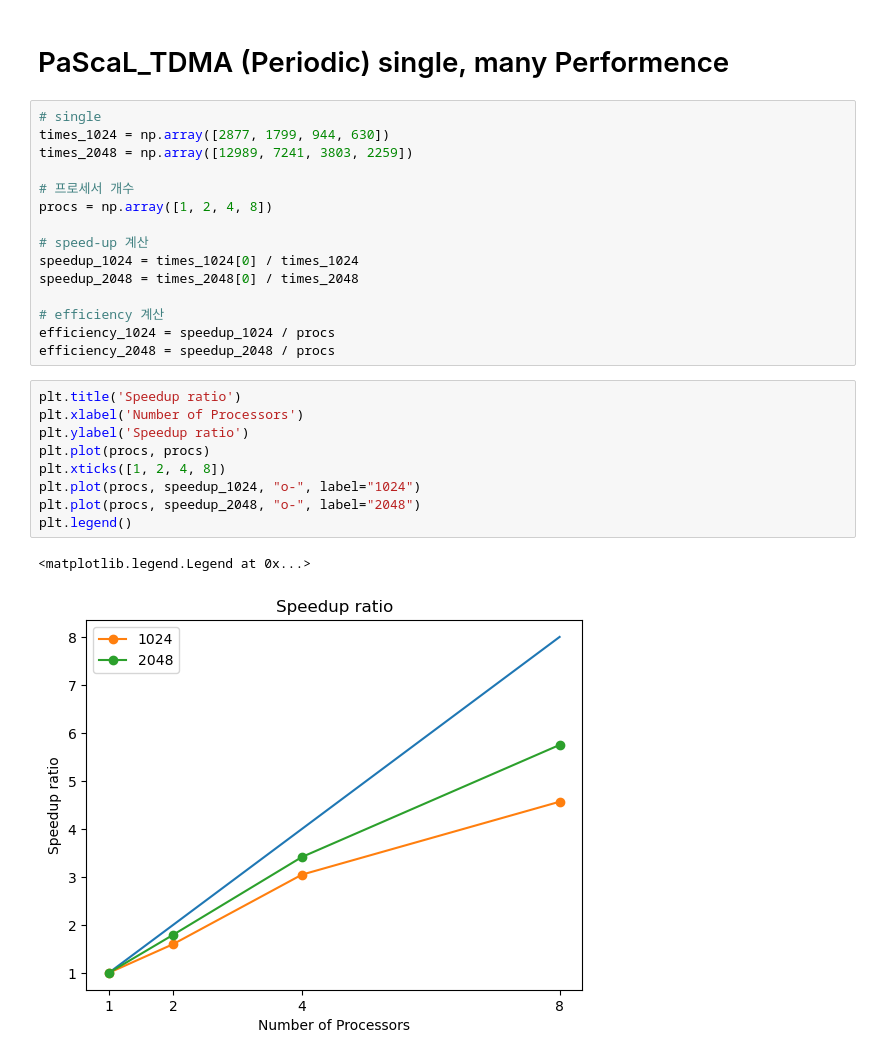
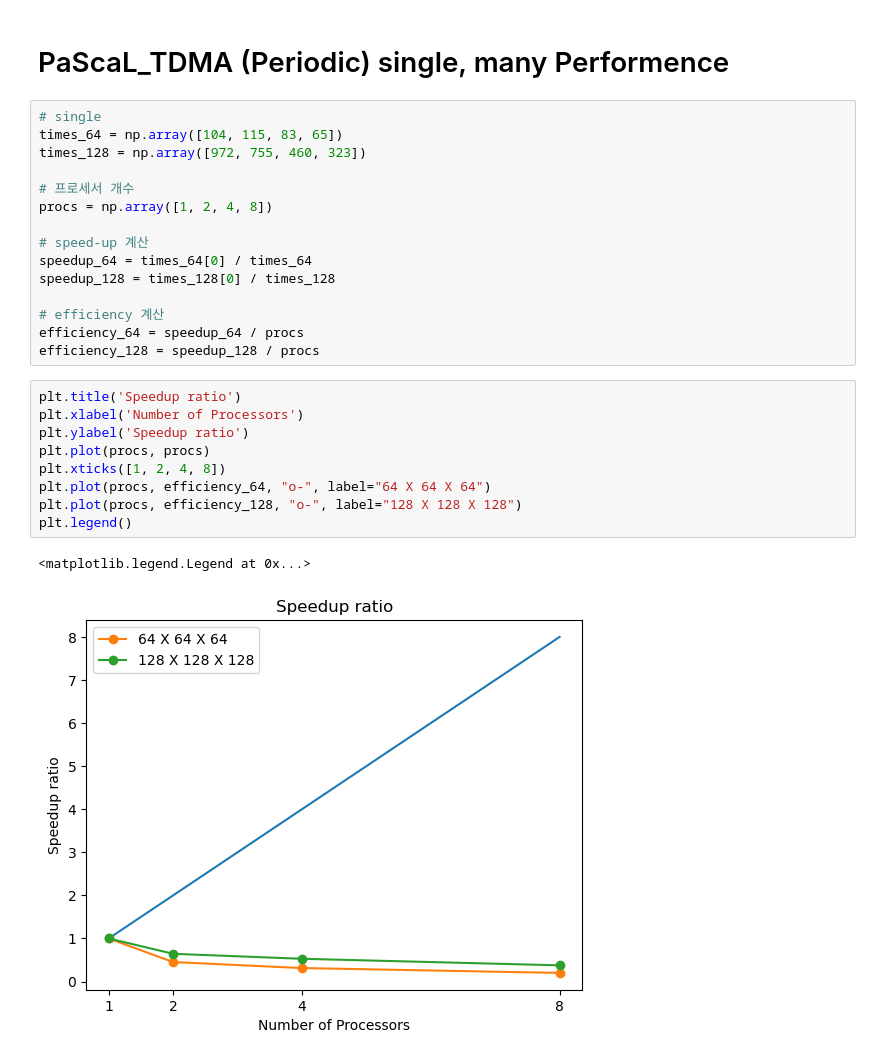
Before and after one commit to dontempty/PaScaL_TDMA_lab, a Jupyter notebook: plot/plot_3D.ipynb, the cells around one changed output. Cells and saved outputs as stored; diff of their text form.

```diff
--- a/plot/plot_3D.ipynb
+++ b/plot/plot_3D.ipynb
@@ -476,31 +467,31 @@ plt.legend()
 # PaScaL_TDMA (Periodic) single, many Performence
 # %%
 # single
-times_1024 = np.array([2877, 1799, 944, 630])
-times_2048 = np.array([12989, 7241, 3803, 2259])
+times_64 = np.array([104, 115, 83, 65])
+times_128 = np.array([972, 755, 460, 323])
 
 # 프로세서 개수
 procs = np.array([1, 2, 4, 8])
 
 # speed-up 계산
-speedup_1024 = times_1024[0] / times_1024
-speedup_2048 = times_2048[0] / times_2048
+speedup_64 = times_64[0] / times_64
+speedup_128 = times_128[0] / times_128
 
 # efficiency 계산
-efficiency_1024 = speedup_1024 / procs
-efficiency_2048 = speedup_2048 / procs
+efficiency_64 = speedup_64 / procs
+efficiency_128 = speedup_128 / procs
 # %%
 plt.title('Speedup ratio')
 plt.xlabel('Number of Processors')
 plt.ylabel('Speedup ratio')
 plt.plot(procs, procs)
 plt.xticks([1, 2, 4, 8])
-plt.plot(procs, speedup_1024, "o-", label="1024")
-plt.plot(procs, speedup_2048, "o-", label="2048")
+plt.plot(procs, efficiency_64, "o-", label="64 X 64 X 64")
+plt.plot(procs, efficiency_128, "o-", label="128 X 128 X 128")
 plt.legend()
 # %% [output]
 <matplotlib.legend.Legend at 0x...>
-[figure, old version]
+[figure, new version]
 # %%
 plt.title('Parallel Efficiency')
 plt.xlabel('Number of Processors')
```
Also changed, not shown: parts of 21 cells of this notebook, 3 other files.
